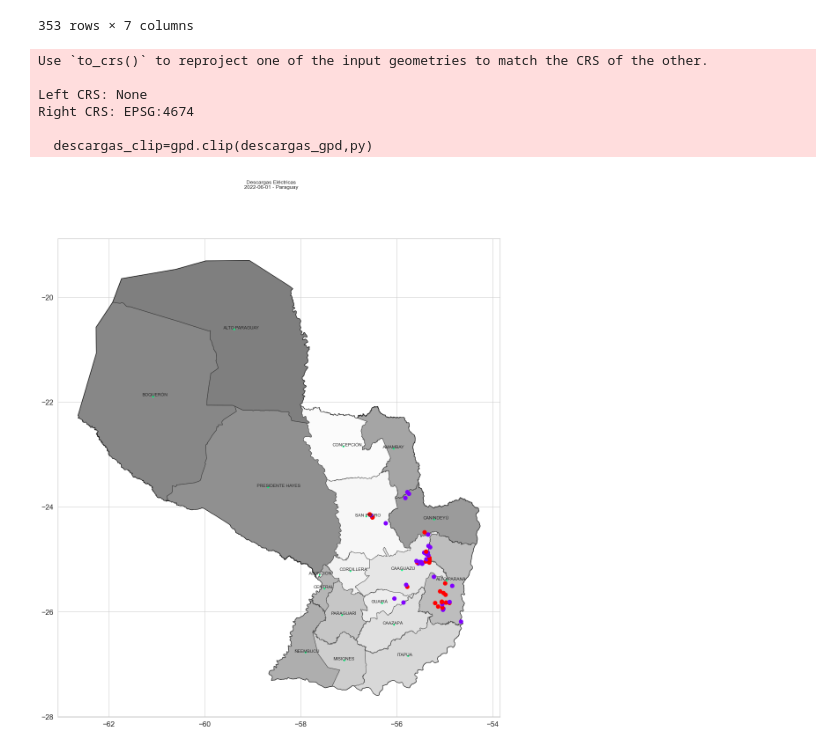
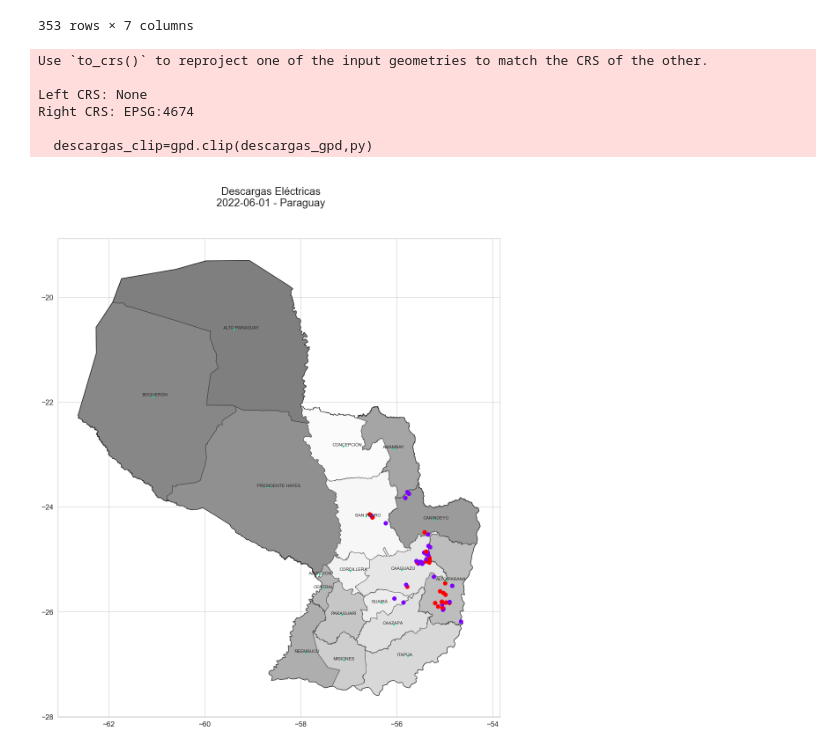
Before and after one commit to AgusOviedoR/Earth-Data-Science, a Jupyter notebook: Analisis Paraguay/Paraguay/Descargas-Paraguay.ipynb, the cells around one changed output. Cells and saved outputs as stored; diff of their text form; code cells hidden in the pictures.

```diff
--- a/Analisis Paraguay/Paraguay/Descargas-Paraguay.ipynb
+++ b/Analisis Paraguay/Paraguay/Descargas-Paraguay.ipynb
@@ -127,25 +130,25 @@ descargas_gpd
 # %%
 #Recortando los datos de descargas respecto al contorno del país
 descargas_clip=gpd.clip(descargas_gpd,py)
 #Grafica de los tipos de descargas ubicados en el mapa
 f, ax = plt.subplots(figsize=(20,20))
 py.plot(color='white', edgecolor = 'black',ax=ax, legend=True)
 dptos_py.plot( ax=ax,
 alpha=.5, edgecolor = 'k', cmap = 'Greys')
 descargas_clip.plot(ax=ax, column='FlashType', markersize = 80, cmap = 'rainbow')
 centr.plot(markersize=10, color = 'springgreen', ax=ax)
 # Label each point - note this is just shown here optionally but is not required for your homework
 centr.apply(lambda x: ax.annotate(text=x['DPTO_DESC'],
                                         xy=x.geometry.coords[0],
                                         xytext=(-25,0), textcoords="offset points"),
                   axis=1)
-f.suptitle('\nDescargas Eléctricas\n2022-06-01 - Paraguay')
+f.suptitle('\nDescargas Eléctricas\n2022-06-01 - Paraguay', fontsize = 24)
 plt.show()
 # %% [output]
 Use `to_crs()` to reproject one of the input geometries to match the CRS of the other.
 
 Left CRS: None
 Right CRS: EPSG:4674
 
   descargas_clip=gpd.clip(descargas_gpd,py)
-[figure, old version]
+[figure, new version]
```
Also changed, not shown: parts of 1 cell of this notebook.
